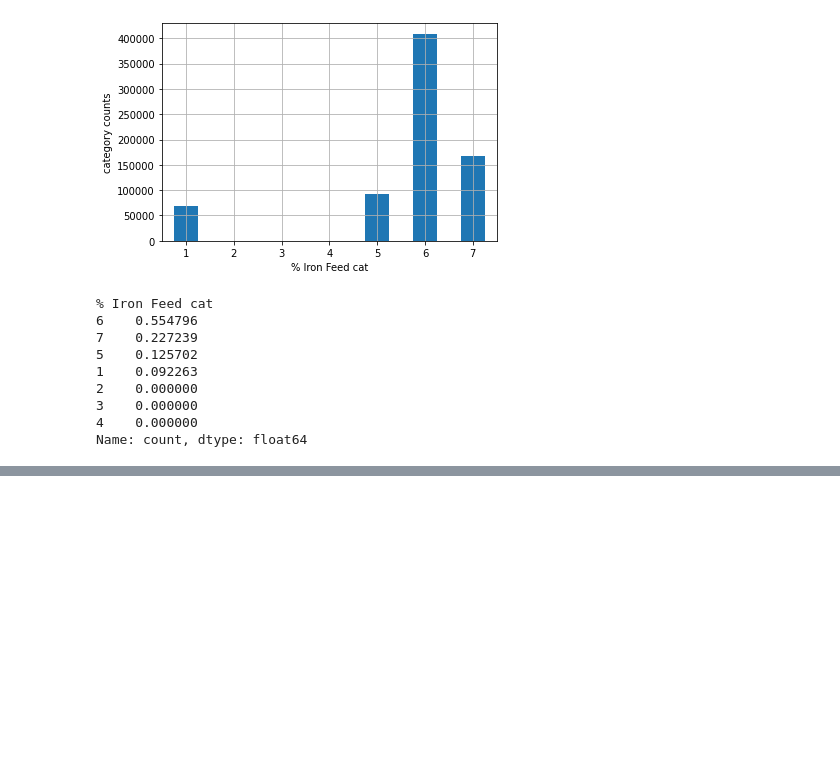
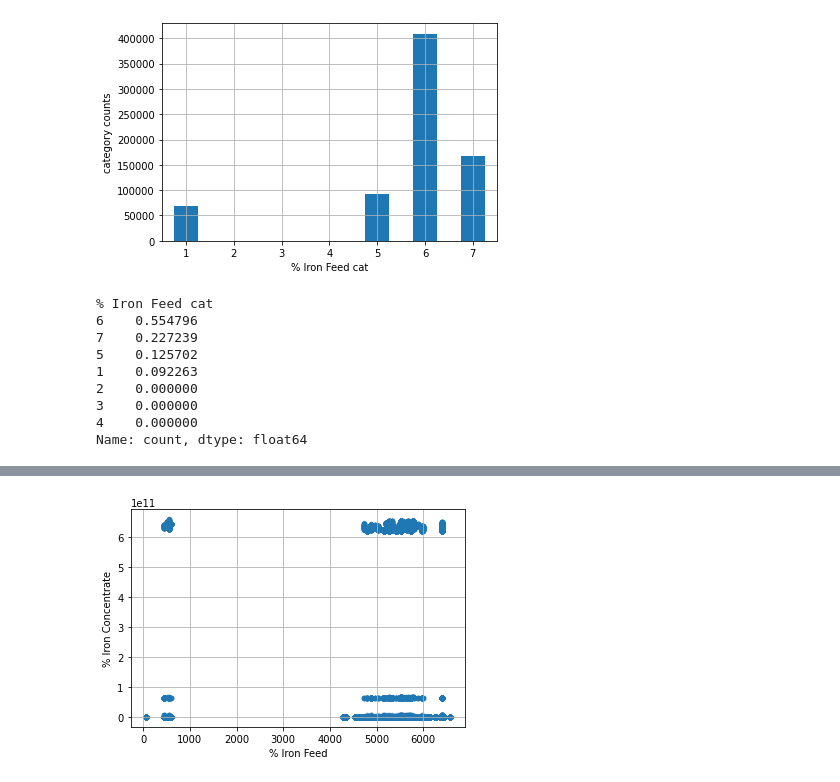
Before and after one commit to sjin0911/Hands-on-Machine-Learning, a Jupyter notebook: MLproject.ipynb, the cells around one changed output, grey strips where cells are left out. Drawn from its saved outputs; the diff is of its cells as text; code cells hidden in the pictures; blank space fills up the shorter version.

```diff
--- a/MLproject.ipynb
+++ b/MLproject.ipynb
@@ -223,0 +234,2 @@ for set_ in (strat_train_set, strat_test_set):
+# %%
+data=strat_train_set.copy()
@@ -223,0 +252,9 @@ for set_ in (strat_train_set, strat_test_set):
+# %%
+#date의 타입을 float으로 변경
+from datetime import datetime
+
+for i in range(len(data['date'])):
+    data.iloc[i,0]=datetime.strptime(data.iloc[i,0], '%Y-%m-%d %H:%M:%S').timestamp()
+
+# len(data['date'])
+print(data.iloc[:,0])
@@ -223,0 +274,7 @@ for set_ in (strat_train_set, strat_test_set):
+# %%
+data.plot(kind="scatter", x="% Iron Feed", y="% Iron Concentrate",grid=True, alpha=0.2)
+plt.xlabel("% Iron Feed")
+plt.ylabel("% Iron Concentrate")
+plt.show()
+# %% [output]
+[figure, added]
```
Also changed, not shown: parts of 17 cells of this notebook.
